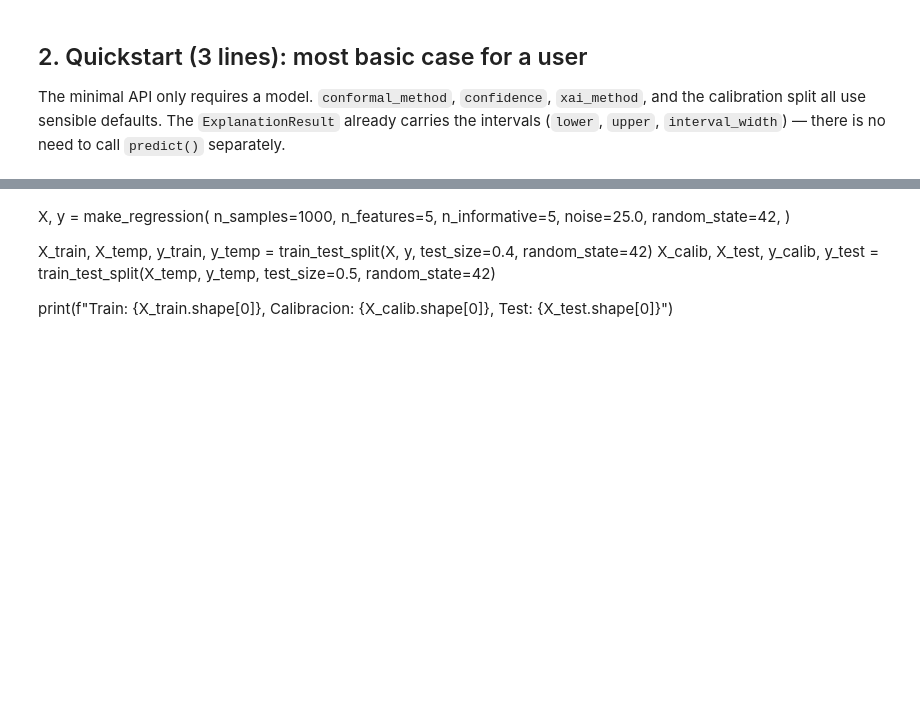
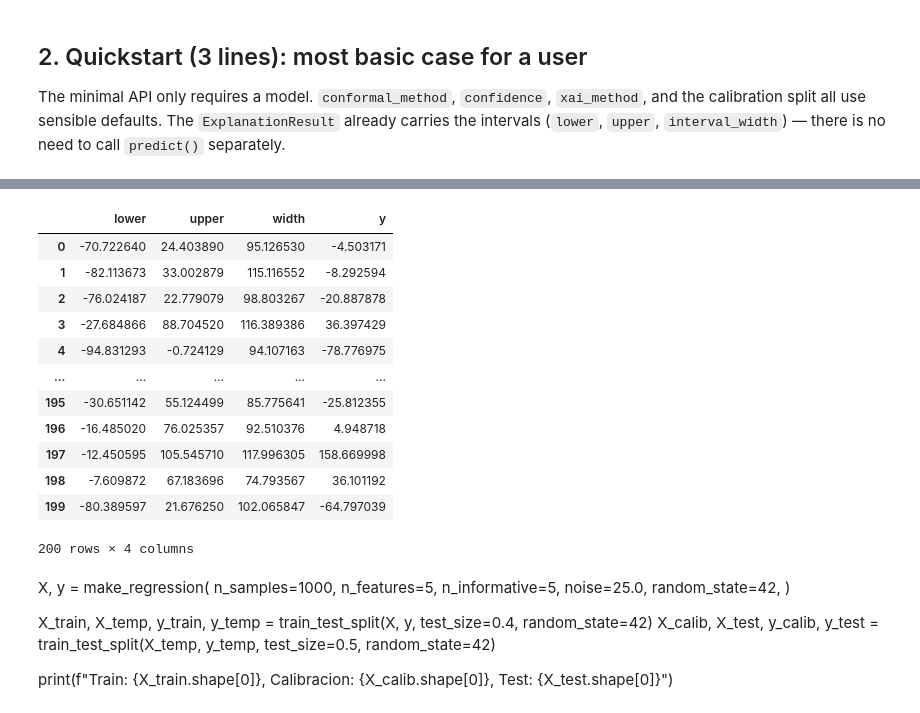
Before and after one commit to torodriguezt/uxplain, a Jupyter notebook: demo.ipynb, the cells around one changed output, grey strips where cells are left out. Drawn from its saved outputs; the diff is of its cells as text; code cells hidden in the pictures; blank space fills up the shorter version.

```diff
--- a/demo.ipynb
+++ b/demo.ipynb
@@ -64,3 +73,19 @@ print(f"Mean interval width: {result.interval_width.mean():.2f}")
+# %%
+pd.DataFrame({"lower": result.lower, "upper": result.upper, "width": result.interval_width, "y": y_test})
+# %% [output]
+|  | lower | upper | width | y |
+| 0 | -70.722640 | 24.403890 | 95.126530 | -4.503171 |
+| 1 | -82.113673 | 33.002879 | 115.116552 | -8.292594 |
+| 2 | -76.024187 | 22.779079 | 98.803267 | -20.887878 |
+| 3 | -27.684866 | 88.704520 | 116.389386 | 36.397429 |
+| 4 | -94.831293 | -0.724129 | 94.107163 | -78.776975 |
+| ... | ... | ... | ... | ... |
+| 195 | -30.651142 | 55.124499 | 85.775641 | -25.812355 |
+| 196 | -16.485020 | 76.025357 | 92.510376 | 4.948718 |
+| 197 | -12.450595 | 105.545710 | 117.996305 | 158.669998 |
+| 198 | -7.609872 | 67.183696 | 74.793567 | 36.101192 |
+| 199 | -80.389597 | 21.676250 | 102.065847 | -64.797039 |
+200 rows × 4 columns
 # %% [markdown]
 X, y = make_regression(
     n_samples=1000,
```
Also changed, not shown: parts of 27 cells of this notebook, 6 other files.
